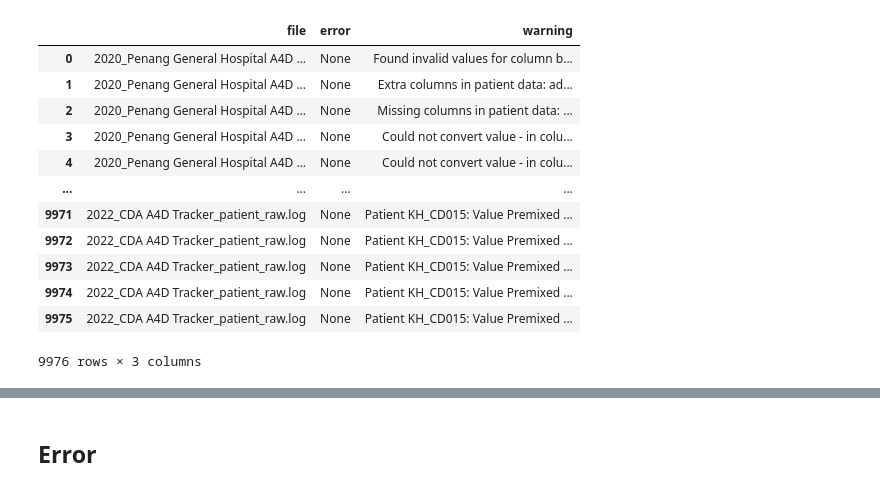
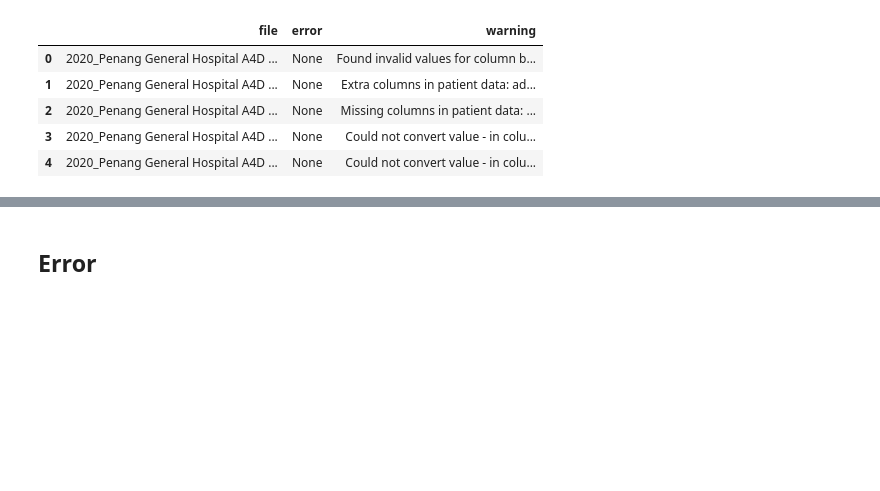
Before and after one commit to CorrelAidSwitzerland/a4d, a Jupyter notebook: scripts/logs.ipynb, the cells around one changed output, grey strips where cells are left out. Drawn from its saved outputs; the diff is of its cells as text; code cells hidden in the pictures; blank space fills up the shorter version.

```diff
--- a/scripts/logs.ipynb
+++ b/scripts/logs.ipynb
@@ -33,21 +33,14 @@ for file in files:
 # %%
 df = pd.DataFrame(data)
 # %%
-df
+df.head()
 # %% [output]
 |  | file | error | warning |
 | 0 | 2020_Penang General Hospital A4D ... | None | Found invalid values for column b... |
 | 1 | 2020_Penang General Hospital A4D ... | None | Extra columns in patient data: ad... |
 | 2 | 2020_Penang General Hospital A4D ... | None | Missing columns in patient data: ... |
 | 3 | 2020_Penang General Hospital A4D ... | None | Could not convert value - in colu... |
 | 4 | 2020_Penang General Hospital A4D ... | None | Could not convert value - in colu... |
-| ... | ... | ... | ... |
-| 9971 | 2022_CDA A4D Tracker_patient_raw.log | None | Patient KH_CD015: Value Premixed ... |
-| 9972 | 2022_CDA A4D Tracker_patient_raw.log | None | Patient KH_CD015: Value Premixed ... |
-| 9973 | 2022_CDA A4D Tracker_patient_raw.log | None | Patient KH_CD015: Value Premixed ... |
-| 9974 | 2022_CDA A4D Tracker_patient_raw.log | None | Patient KH_CD015: Value Premixed ... |
-| 9975 | 2022_CDA A4D Tracker_patient_raw.log | None | Patient KH_CD015: Value Premixed ... |
-9976 rows × 3 columns
 # %%
 df.to_csv(Path(dir) / "error_report.csv", index=False)
 # %%
```
Also changed, not shown: parts of 12 cells of this notebook, 6 other files.
